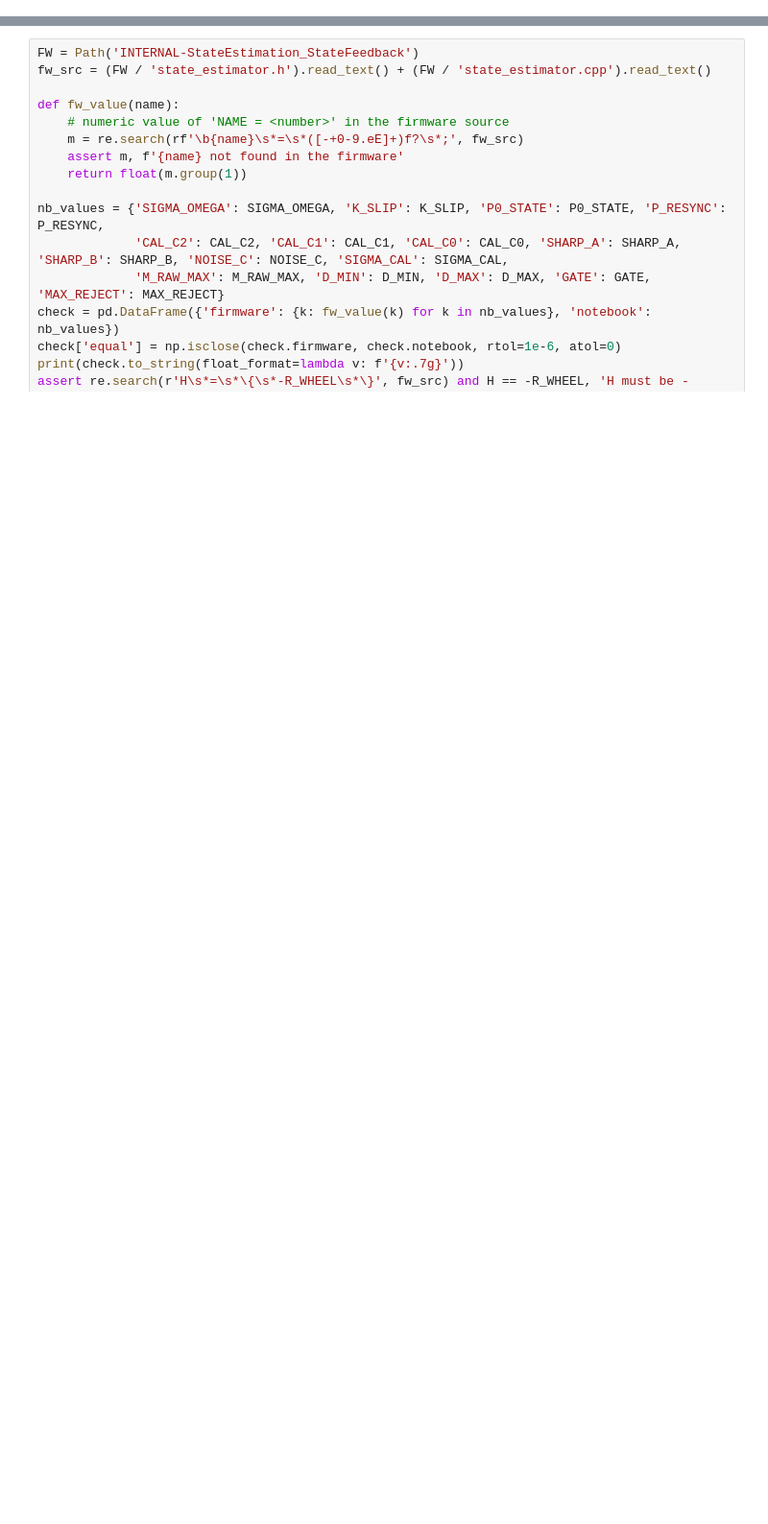
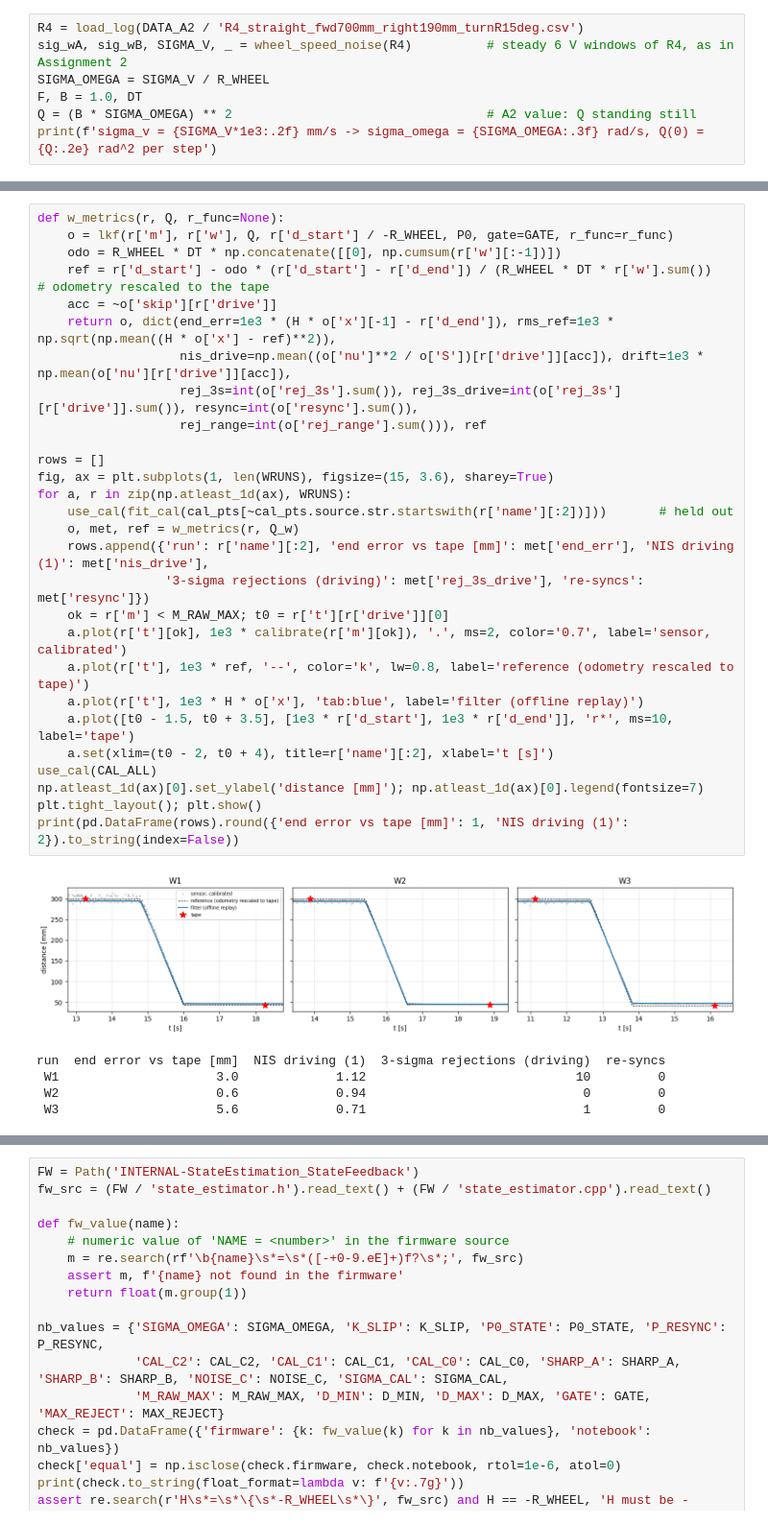
Before and after one commit to davidkog511/1d-kalman-filter, a Jupyter notebook: A3_1D_LKF/Assignment3_LKF.ipynb, the cells around one changed output, grey strips where cells are left out. Shown at 96% size. Cells and saved outputs as stored; diff of their text form; blank space fills up the shorter version.

```diff
--- a/A3_1D_LKF/Assignment3_LKF.ipynb
+++ b/A3_1D_LKF/Assignment3_LKF.ipynb
@@ -604,0 +31,7 @@ The firmware (`INTERNAL-StateEstimation_StateFeedback/`) is the reference. This
+# %%
+R4 = load_log(DATA_A2 / 'R4_straight_fwd700mm_right190mm_turnR15deg.csv')
+sig_wA, sig_wB, SIGMA_V, _ = wheel_speed_noise(R4)          # steady 6 V windows of R4, as in Assignment 2
+SIGMA_OMEGA = SIGMA_V / R_WHEEL
+F, B = 1.0, DT
+Q = (B * SIGMA_OMEGA) ** 2                                  # A2 value: Q standing still
+print(f'sigma_v = {SIGMA_V*1e3:.2f} mm/s -> sigma_omega = {SIGMA_OMEGA:.3f} rad/s, Q(0) = {Q:.2e} rad^2 per step')
@@ -604,0 +196,34 @@ The firmware (`INTERNAL-StateEstimation_StateFeedback/`) is the reference. This
+# %%
+def w_metrics(r, Q, r_func=None):
+    o = lkf(r['m'], r['w'], Q, r['d_start'] / -R_WHEEL, P0, gate=GATE, r_func=r_func)
+    odo = R_WHEEL * DT * np.concatenate([[0], np.cumsum(r['w'][:-1])])
+    ref = r['d_start'] - odo * (r['d_start'] - r['d_end']) / (R_WHEEL * DT * r['w'].sum())   # odometry rescaled to the tape
+    acc = ~o['skip'][r['drive']]
+    return o, dict(end_err=1e3 * (H * o['x'][-1] - r['d_end']), rms_ref=1e3 * np.sqrt(np.mean((H * o['x'] - ref)**2)),
+                   nis_drive=np.mean((o['nu']**2 / o['S'])[r['drive']][acc]), drift=1e3 * np.mean(o['nu'][r['drive']][acc]),
+                   rej_3s=int(o['rej_3s'].sum()), rej_3s_drive=int(o['rej_3s'][r['drive']].sum()), resync=int(o['resync'].sum()),
+                   rej_range=int(o['rej_range'].sum())), ref
+
+rows = []
+fig, ax = plt.subplots(1, len(WRUNS), figsize=(15, 3.6), sharey=True)
+for a, r in zip(np.atleast_1d(ax), WRUNS):
+    use_cal(fit_cal(cal_pts[~cal_pts.source.str.startswith(r['name'][:2])]))       # held out
+    o, met, ref = w_metrics(r, Q_w)
+    rows.append({'run': r['name'][:2], 'end error vs tape [mm]': met['end_err'], 'NIS driving (1)': met['nis_drive'],
+                 '3-sigma rejections (driving)': met['rej_3s_drive'], 're-syncs': met['resync']})
+    ok = r['m'] < M_RAW_MAX; t0 = r['t'][r['drive']][0]
+    a.plot(r['t'][ok], 1e3 * calibrate(r['m'][ok]), '.', ms=2, color='0.7', label='sensor, calibrated')
+    a.plot(r['t'], 1e3 * ref, '--', color='k', lw=0.8, label='reference (odometry rescaled to tape)')
+    a.plot(r['t'], 1e3 * H * o['x'], 'tab:blue', label='filter (offline replay)')
+    a.plot([t0 - 1.5, t0 + 3.5], [1e3 * r['d_start'], 1e3 * r['d_end']], 'r*', ms=10, label='tape')
+    a.set(xlim=(t0 - 2, t0 + 4), title=r['name'][:2], xlabel='t [s]')
+use_cal(CAL_ALL)
+np.atleast_1d(ax)[0].set_ylabel('distance [mm]'); np.atleast_1d(ax)[0].legend(fontsize=7)
+plt.tight_layout(); plt.show()
+print(pd.DataFrame(rows).round({'end error vs tape [mm]': 1, 'NIS driving (1)': 2}).to_string(index=False))
+# %% [output]
+[figure, added]
+run  end error vs tape [mm]  NIS driving (1)  3-sigma rejections (driving)  re-syncs
+ W1                     3.0             1.12                            10         0
+ W2                     0.6             0.94                             0         0
+ W3                     5.6             0.71                             1         0
```
Also changed, not shown: parts of 74 cells of this notebook, 6 other files.
